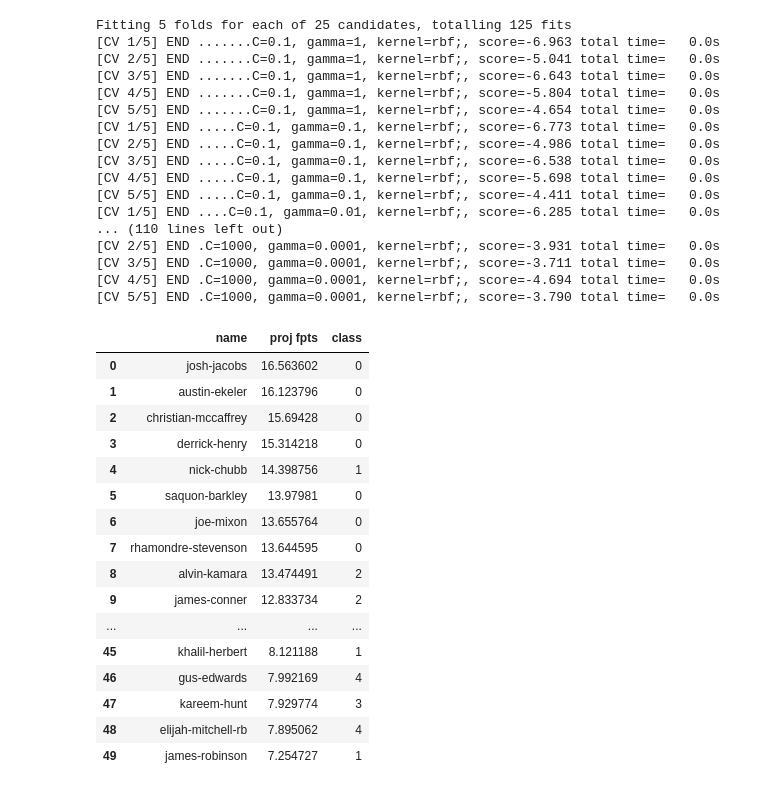
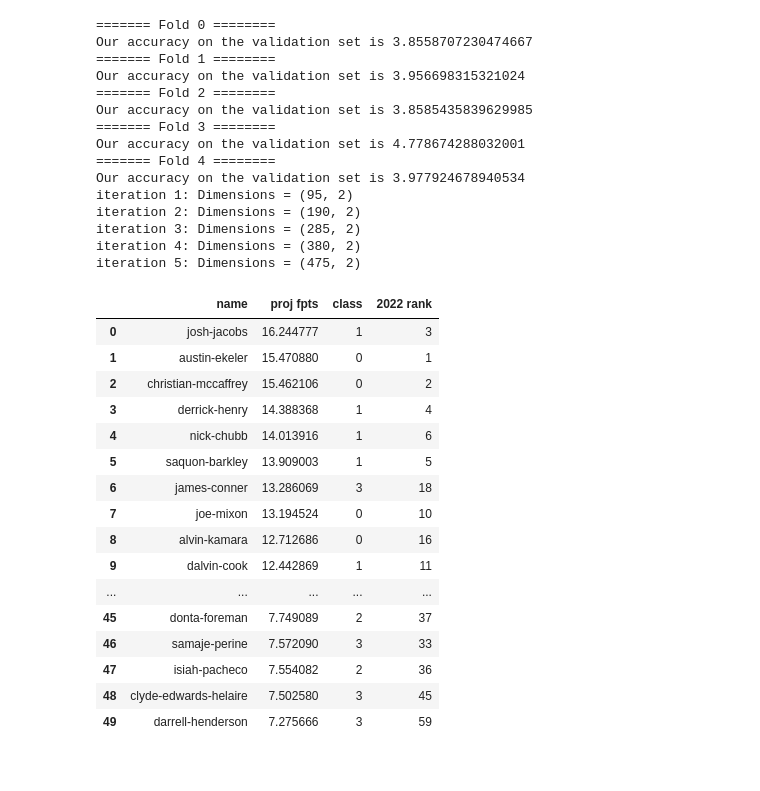
Before and after one commit to xander-abbott/fantasy_scrape, a Jupyter notebook: main_rb.ipynb, the cells around one changed output. Drawn from its saved outputs; the diff is of its cells as text; code cells hidden in the pictures.

Commit message:
bootstrapping and saving results

```diff
--- a/main_rb.ipynb
+++ b/main_rb.ipynb
@@ -153,0 +20,3 @@ Series([], Name: name, dtype: object)
+# %%
+results = run_svr_2023('rb', 'PPR', pca=True)
+results['projections'].head(50)
@@ -154,39 +109,40 @@ Series([], Name: name, dtype: object)
 # %%
-res = model_2023('rb', 'PPR', dists2020, dists2021, dists2022)
-res.head(50)
+dists2022 = results['2022_df']
+dists2021 = results['2021_df']
+dists2020 = results['2020_df']
+proj = xgb_2023('rb', 'PPR', dists2020, dists2021, dists2022)
+proj.head(50)
 # %% [output]
-Fitting 5 folds for each of 25 candidates, totalling 125 fits
-[CV 1/5] END .......C=0.1, gamma=1, kernel=rbf;, score=-6.963 total time=   0.0s
-[CV 2/5] END .......C=0.1, gamma=1, kernel=rbf;, score=-5.041 total time=   0.0s
-[CV 3/5] END .......C=0.1, gamma=1, kernel=rbf;, score=-6.643 total time=   0.0s
-[CV 4/5] END .......C=0.1, gamma=1, kernel=rbf;, score=-5.804 total time=   0.0s
-[CV 5/5] END .......C=0.1, gamma=1, kernel=rbf;, score=-4.654 total time=   0.0s
-[CV 1/5] END .....C=0.1, gamma=0.1, kernel=rbf;, score=-6.773 total time=   0.0s
-[CV 2/5] END .....C=0.1, gamma=0.1, kernel=rbf;, score=-4.986 total time=   0.0s
-[CV 3/5] END .....C=0.1, gamma=0.1, kernel=rbf;, score=-6.538 total time=   0.0s
-[CV 4/5] END .....C=0.1, gamma=0.1, kernel=rbf;, score=-5.698 total time=   0.0s
-[CV 5/5] END .....C=0.1, gamma=0.1, kernel=rbf;, score=-4.411 total time=   0.0s
-[CV 1/5] END ....C=0.1, gamma=0.01, kernel=rbf;, score=-6.285 total time=   0.0s
-... (110 lines left out)
-[CV 2/5] END .C=1000, gamma=0.0001, kernel=rbf;, score=-3.931 total time=   0.0s
-[CV 3/5] END .C=1000, gamma=0.0001, kernel=rbf;, score=-3.711 total time=   0.0s
-[CV 4/5] END .C=1000, gamma=0.0001, kernel=rbf;, score=-4.694 total time=   0.0s
-[CV 5/5] END .C=1000, gamma=0.0001, kernel=rbf;, score=-3.790 total time=   0.0s
+======= Fold 0 ========
+Our accuracy on the validation set is 3.8558707230474667
+======= Fold 1 ========
+Our accuracy on the validation set is 3.956698315321024
+======= Fold 2 ========
+Our accuracy on the validation set is 3.8585435839629985
+======= Fold 3 ========
+Our accuracy on the validation set is 4.778674288032001
+======= Fold 4 ========
+Our accuracy on the validation set is 3.977924678940534
+iteration 1: Dimensions = (95, 2)
+iteration 2: Dimensions = (190, 2)
+iteration 3: Dimensions = (285, 2)
+iteration 4: Dimensions = (380, 2)
+iteration 5: Dimensions = (475, 2)
-|  | name | proj fpts | class |
-| 0 | josh-jacobs | 16.563602 | 0 |
-| 1 | austin-ekeler | 16.123796 | 0 |
-| 2 | christian-mccaffrey | 15.69428 | 0 |
-| 3 | derrick-henry | 15.314218 | 0 |
-| 4 | nick-chubb | 14.398756 | 1 |
-| 5 | saquon-barkley | 13.97981 | 0 |
-| 6 | joe-mixon | 13.655764 | 0 |
-| 7 | rhamondre-stevenson | 13.644595 | 0 |
-| 8 | alvin-kamara | 13.474491 | 2 |
-| 9 | james-conner | 12.833734 | 2 |
-| ... | ... | ... | ... |
-| 45 | khalil-herbert | 8.121188 | 1 |
-| 46 | gus-edwards | 7.992169 | 4 |
-| 47 | kareem-hunt | 7.929774 | 3 |
-| 48 | elijah-mitchell-rb | 7.895062 | 4 |
-| 49 | james-robinson | 7.254727 | 1 |
+|  | name | proj fpts | class | 2022 rank |
+| 0 | josh-jacobs | 16.244777 | 1 | 3 |
+| 1 | austin-ekeler | 15.470880 | 0 | 1 |
+| 2 | christian-mccaffrey | 15.462106 | 0 | 2 |
+| 3 | derrick-henry | 14.388368 | 1 | 4 |
+| 4 | nick-chubb | 14.013916 | 1 | 6 |
+| 5 | saquon-barkley | 13.909003 | 1 | 5 |
+| 6 | james-conner | 13.286069 | 3 | 18 |
+| 7 | joe-mixon | 13.194524 | 0 | 10 |
+| 8 | alvin-kamara | 12.712686 | 0 | 16 |
+| 9 | dalvin-cook | 12.442869 | 1 | 11 |
+| ... | ... | ... | ... | ... |
+| 45 | donta-foreman | 7.749089 | 2 | 37 |
+| 46 | samaje-perine | 7.572090 | 3 | 33 |
+| 47 | isiah-pacheco | 7.554082 | 2 | 36 |
+| 48 | clyde-edwards-helaire | 7.502580 | 3 | 45 |
+| 49 | darrell-henderson | 7.275666 | 3 | 59 |
 # %%
```
Also changed, not shown: parts of 12 cells of this notebook, 8 other files.
